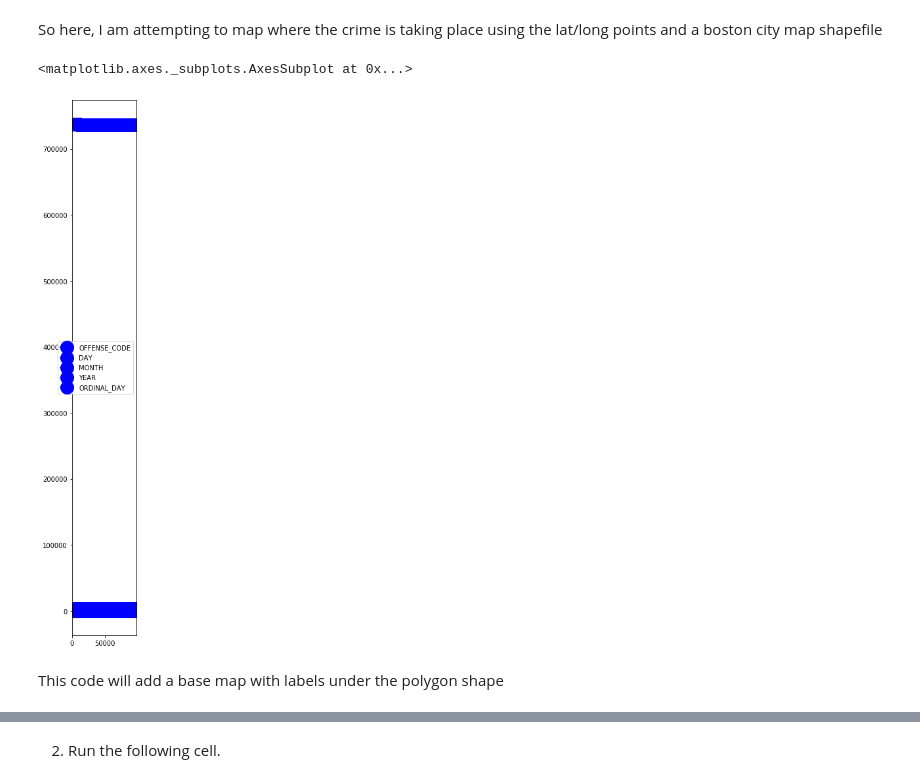
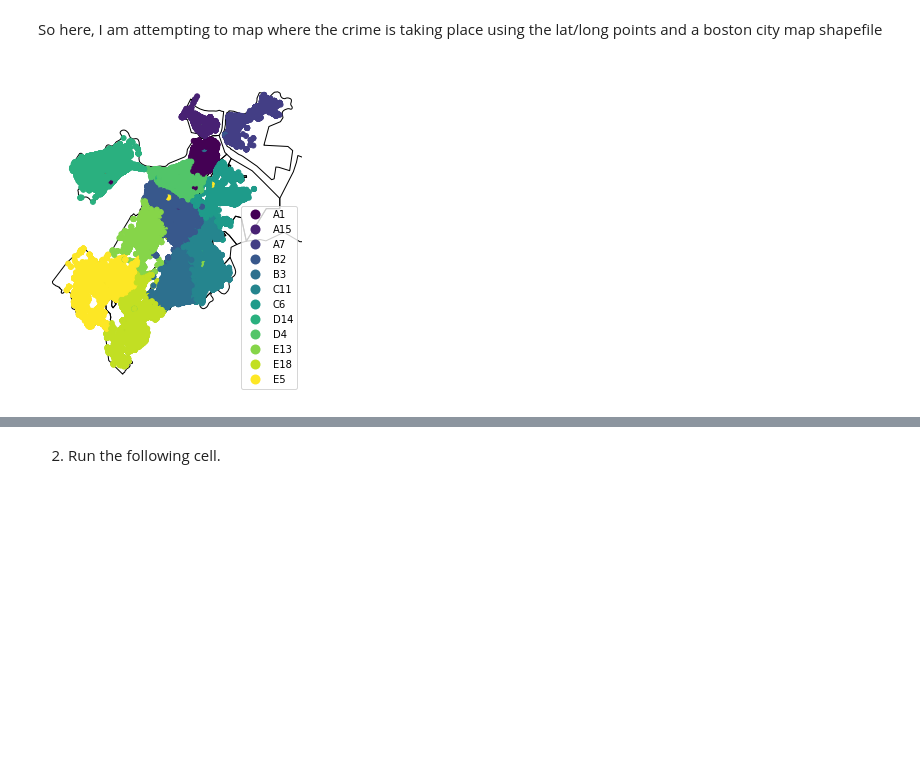
Before and after one commit to annazhaynes/uri_csc593, a Jupyter notebook: homework/Assignment 7.ipynb, the cells around one changed output, grey strips where cells are left out. Saved outputs shown, nothing was run; the diff lists cells and outputs as text; code cells hidden in the pictures; blank space fills up the shorter version.

```diff
--- a/homework/Assignment 7.ipynb
+++ b/homework/Assignment 7.ipynb
@@ -13,7 +13,7 @@ import datetime as dt
 
 bostoncrime = pd.read_excel('../dataset/crime1yr.xlsx', sheet_name=0)
 bostoncrime = bostoncrime.drop(["YEAR", "MONTH", "HOUR","Location"], axis=1)
-bostoncrime = bostoncrime.fillna('-')
+bostoncrime = bostoncrime.fillna('N')
 pd.to_datetime(bostoncrime.OCCURRED_ON_DATE)
 bostoncrime['DATE'] = [d.date() for d in bostoncrime['OCCURRED_ON_DATE']]
 bostoncrime['DAY'] = pd.DatetimeIndex(bostoncrime['DATE']).day
@@ -37,6 +37,12 @@ indexLong = bostoncrime[bostoncrime['Long'] > -70].index
 # Delete these row indexes from dataFrame
 bostoncrime.drop(indexLong, inplace=True)
 
+# Get names of indexes for which column DISTRICT has value of N
+indexDISTRICT = bostoncrime[bostoncrime['DISTRICT'] == 'N'].index
+# Delete these row indexes from dataFrame
+bostoncrime.drop(indexDISTRICT, inplace=True)
+
+
 bostoncrime.head()
 # %% [output]
 |  | INCIDENT_NUMBER | OFFENSE_CODE | OFFENSE_CODE_GROUP | OFFENSE_DESCRIPTION | DISTRICT | REPORTING_AREA | ... |
@@ -50,35 +56,37 @@ So here, I am attempting to map where the crime is taking place using the lat/lo
 # %%
 import pandas as pd
 import geopandas as gpd
+import geoplot as gplt
+import geoplot.crs as gcrs
 import descartes
 import matplotlib.pyplot as plt
 from shapely.geometry import Point, Polygon
 
 %matplotlib inline
 
 #import map of boston from shape file
-boston_map = gpd.read_file('../dataset/Wards/Wards.shp')
+boston_map = gpd.read_file('../dataset/Zoning_Districts/Zoning_Districts.shp')
 
 #specify coordinate referece system as lat/long points
 crs = {'init': 'epsg:4326'}
 
 #create points using longitude and latitude
 geometry = [Point(xy) for xy in zip(bostoncrime['Long'], bostoncrime['Lat'])]
 
 #make a geometry column to use for plotting
 geo_bostoncrime = gpd.GeoDataFrame(bostoncrime, crs=crs, geometry=geometry)
 
-#No longer need lat/long columns
-geo_bostoncrime = bostoncrime.drop(["Long","Lat"], axis=1)
+#No longer need lat/long colums
+geo_bostoncrime = geo_bostoncrime.drop(["Long","Lat"], axis=1)
 
 geo_bostoncrime.head()
 
-#plot the map
-fig,ax = plt.subplots(figsize = (15,15))
-boston_map.plot(ax = ax, alpha = 0.4, color = "grey")
-geo_bostoncrime.plot(ax = ax, markersize = 20, color = "blue", marker = "o", label = "Location of a committed crime")
+#plot the map color coded by district number
+ax = gplt.polyplot(
+    boston_map, projection=gcrs.AlbersEqualArea())
+
+colormap_bydistrict = gplt.pointplot(
+    geo_bostoncrime[geo_bostoncrime['DISTRICT'].notnull()],
+    hue='DISTRICT', ax=ax, legend=True)
 # %% [output]
-<matplotlib.axes._subplots.AxesSubplot at 0x...>
-[figure, old version]
+[figure, new version]
-# %% [markdown]
-This code will add a base map with labels under the polygon shape
```
Also changed, not shown: parts of 3 cells of this notebook.
